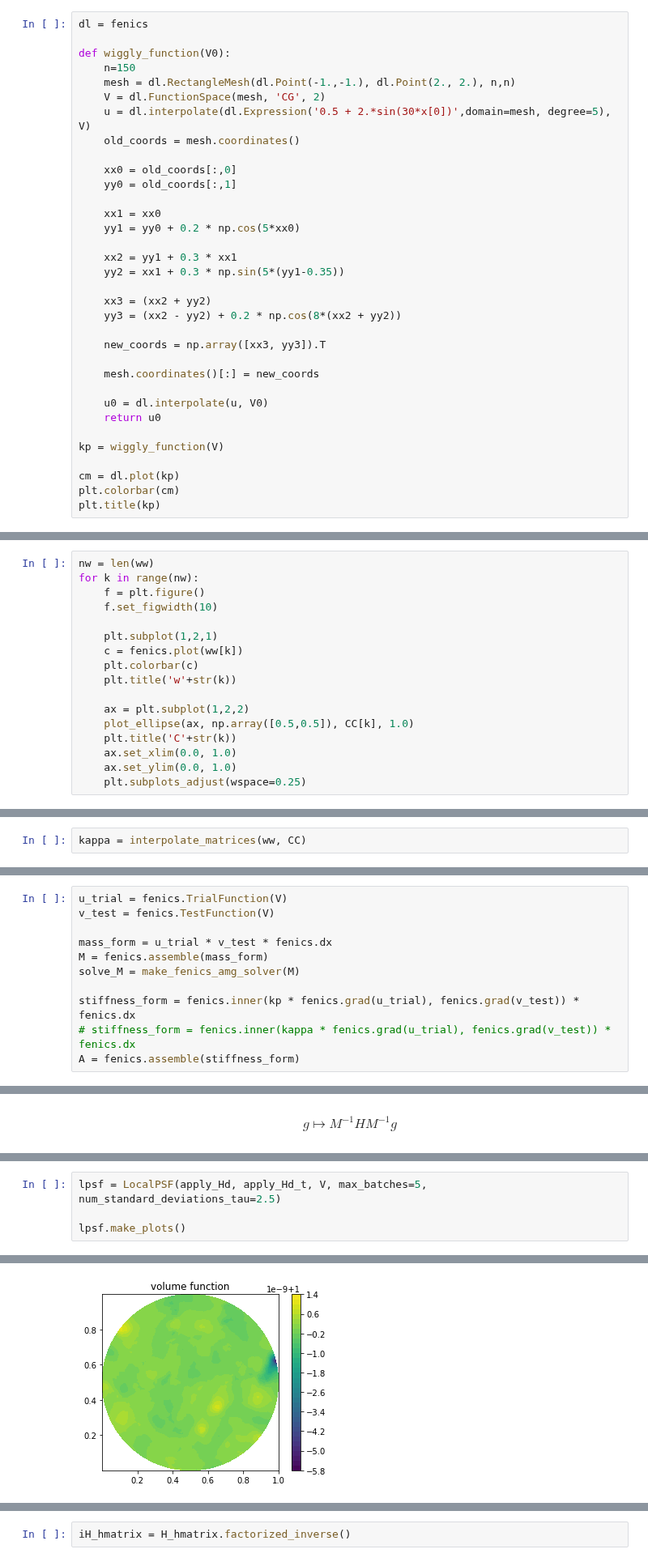
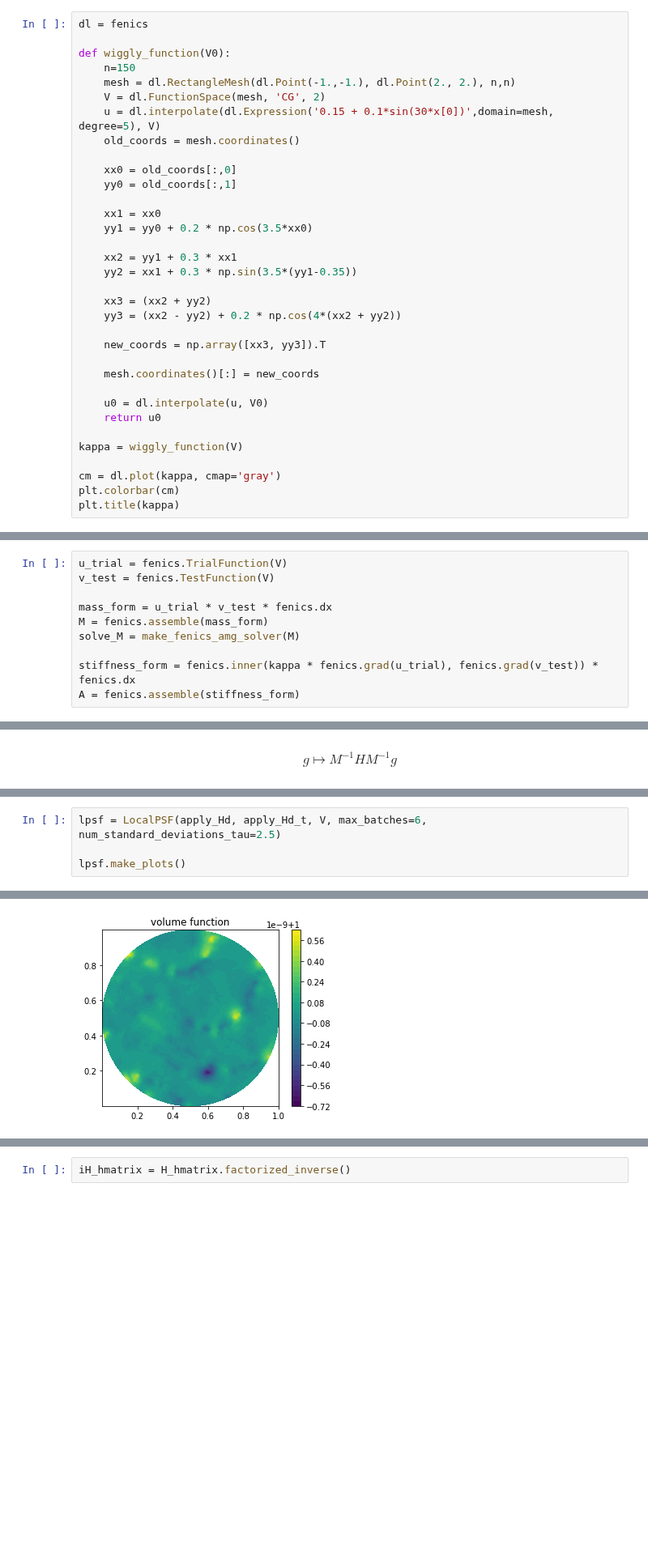
Before and after one commit to NickAlger/localpsf, a Jupyter notebook: code/heat_inverse_problem.ipynb, the cells around one changed output, grey strips where cells are left out. Shown at 81% size. Saved outputs shown, nothing was run; the diff lists cells and outputs as text; blank space fills up the shorter version.

```diff
--- a/code/heat_inverse_problem.ipynb
+++ b/code/heat_inverse_problem.ipynb
@@ -67,20 +67,20 @@ def wiggly_function(V0):
     n=150
     mesh = dl.RectangleMesh(dl.Point(-1.,-1.), dl.Point(2., 2.), n,n)
     V = dl.FunctionSpace(mesh, 'CG', 2)
-    u = dl.interpolate(dl.Expression('0.5 + 2.*sin(30*x[0])',domain=mesh, degree=5), V)
+    u = dl.interpolate(dl.Expression('0.15 + 0.1*sin(30*x[0])',domain=mesh, degree=5), V)
     old_coords = mesh.coordinates()
 
     xx0 = old_coords[:,0]
     yy0 = old_coords[:,1]
 
     xx1 = xx0
-    yy1 = yy0 + 0.2 * np.cos(5*xx0)
+    yy1 = yy0 + 0.2 * np.cos(3.5*xx0)
 
     xx2 = yy1 + 0.3 * xx1
-    yy2 = xx1 + 0.3 * np.sin(5*(yy1-0.35))
+    yy2 = xx1 + 0.3 * np.sin(3.5*(yy1-0.35))
 
     xx3 = (xx2 + yy2)
-    yy3 = (xx2 - yy2) + 0.2 * np.cos(8*(xx2 + yy2))
+    yy3 = (xx2 - yy2) + 0.2 * np.cos(4*(xx2 + yy2))
 
     new_coords = np.array([xx3, yy3]).T
 
@@ -89,9 +89,9 @@ def wiggly_function(V0):
     u0 = dl.interpolate(u, V0)
     return u0
 
-kp = wiggly_function(V)
+kappa = wiggly_function(V)
 
-cm = dl.plot(kp)
+cm = dl.plot(kappa, cmap='gray')
 plt.colorbar(cm)
-plt.title(kp)
+plt.title(kappa)
 # %% [output]
@@ -123,17 +99,0 @@ CC = [C0, C1, C2, C3]
-# %%
-nw = len(ww)
-for k in range(nw):
-    f = plt.figure()
-    f.set_figwidth(10)
-
-    plt.subplot(1,2,1)
-    c = fenics.plot(ww[k])
-    plt.colorbar(c)
-    plt.title('w'+str(k))
-
-    ax = plt.subplot(1,2,2)
-    plot_ellipse(ax, np.array([0.5,0.5]), CC[k], 1.0)
-    plt.title('C'+str(k))
-    ax.set_xlim(0.0, 1.0)
-    ax.set_ylim(0.0, 1.0)
-    plt.subplots_adjust(wspace=0.25)
@@ -166,2 +99,0 @@ Observations at $t=T$
-# %%
-kappa = interpolate_matrices(ww, CC)
@@ -192,8 +105,7 @@ mass_form = u_trial * v_test * fenics.dx
 M = fenics.assemble(mass_form)
 solve_M = make_fenics_amg_solver(M)
 
-stiffness_form = fenics.inner(kp * fenics.grad(u_trial), fenics.grad(v_test)) * fenics.dx
-# stiffness_form = fenics.inner(kappa * fenics.grad(u_trial), fenics.grad(v_test)) * fenics.dx
+stiffness_form = fenics.inner(kappa * fenics.grad(u_trial), fenics.grad(v_test)) * fenics.dx
 A = fenics.assemble(stiffness_form)
 # %%
 delta_t = final_time_T / num_timesteps
@@ -381,5 +293,5 @@ Text(0.5, 1.0, 'point source at [0.2 0.5]')
 # %%
-lpsf = LocalPSF(apply_Hd, apply_Hd_t, V, max_batches=5, num_standard_deviations_tau=2.5)
+lpsf = LocalPSF(apply_Hd, apply_Hd_t, V, max_batches=6, num_standard_deviations_tau=2.5)
 
 lpsf.make_plots()
 # %% [output]
@@ -397 +309 @@ done
-[figure, old version]
+[figure, new version]
```
Also changed, not shown: parts of 33 cells of this notebook, 1 other file.
